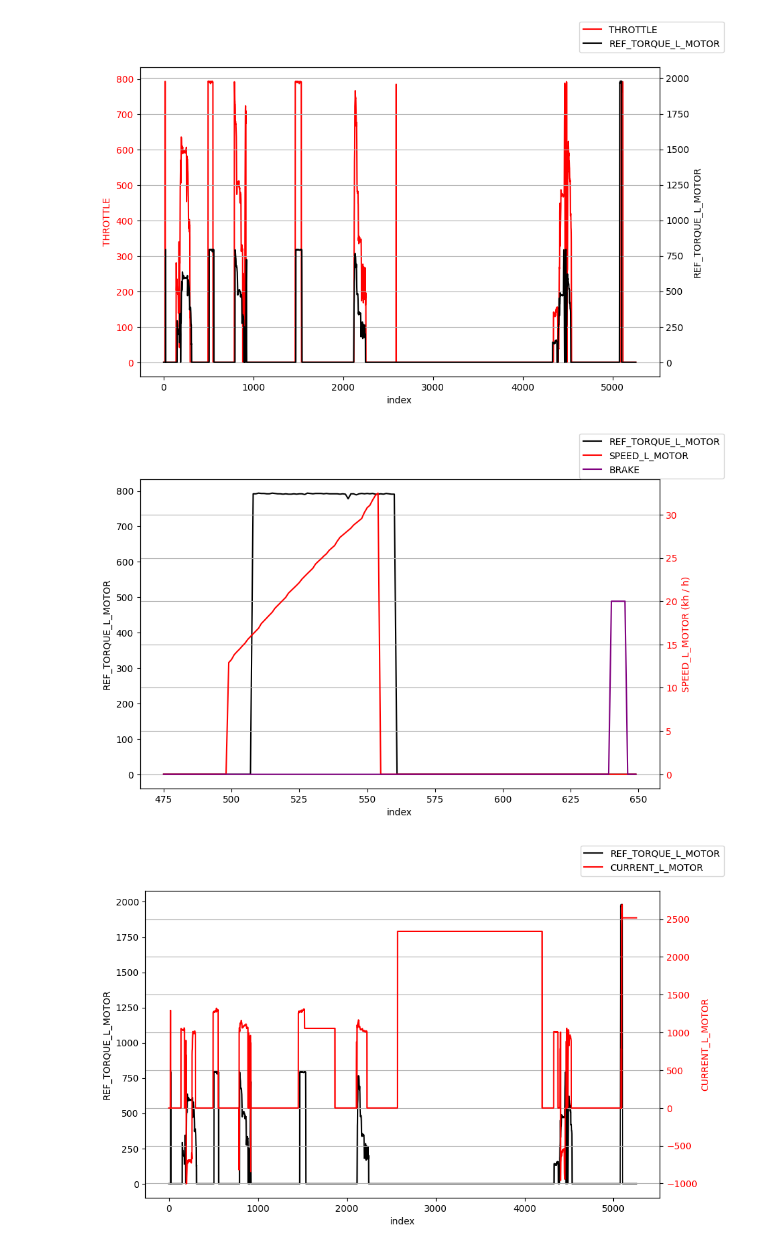
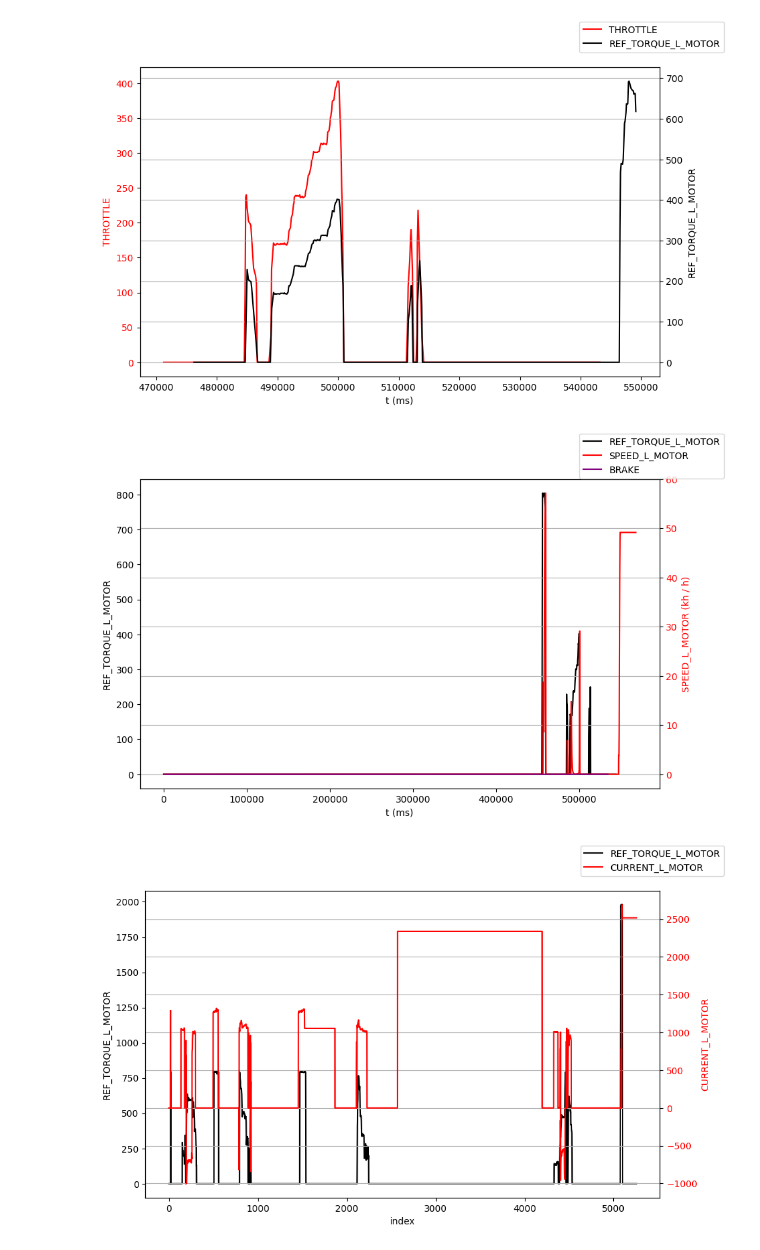
Before and after one commit to Tesla-UFMG/Data-Analysis, a Jupyter notebook: telemetry_25_10.ipynb, the cells around one changed output. Cells and saved outputs as stored; diff of their text form; code cells hidden in the pictures.

```diff
--- a/telemetry_25_10.ipynb
+++ b/telemetry_25_10.ipynb
@@ -42,42 +97,42 @@ eletrobuild_temperature = pd.read_csv(f'{dataset_path}/261_ELETROBUILD_TEMPERATU
 # %%
 # plota dados raw
-plot_range = range(min(len(motion_state['index']), len(torque_ctrl['index'])))
-# plot_range = range(3700, 4200)
+plot_range = range(min(len(motion_state['t']), len(torque_ctrl['t'])))
+plot_range = range(3500, 4000)
 
 # Create the first axis
 fig, ax1 = plt.subplots(figsize=(10, 6))
 
 # Plot first line on the left y-axis
-ax1.plot(motion_state['index'][plot_range], motion_state['THROTTLE'][plot_range], label='THROTTLE', color='red')
-ax1.set_xlabel('index')
+ax1.plot(motion_state['t'][plot_range], motion_state['THROTTLE'][plot_range], label='THROTTLE', color='red')
+ax1.set_xlabel('t (ms)')
 ax1.set_ylabel('THROTTLE', color='red')
 ax1.tick_params(axis='y', labelcolor='red')
 
 # Create a second y-axis sharing the same x-axis
 ax2 = ax1.twinx()
 
 # Plot second line on the right y-axis
-ax2.plot(torque_ctrl['index'][plot_range], torque_ctrl['REF_TORQUE_L_MOTOR'][plot_range], label='REF_TORQUE_L_MOTOR', color='black')
+ax2.plot(torque_ctrl['t'][plot_range], torque_ctrl['REF_TORQUE_L_MOTOR'][plot_range], label='REF_TORQUE_L_MOTOR', color='black')
 ax2.set_ylabel('REF_TORQUE_L_MOTOR', color='black')
 ax2.tick_params(axis='y', labelcolor='black')
 
 # Optional: align legends
 fig.legend(loc='upper right')
 plt.grid(True)
 plt.show()
 # %% [output]
-[figure, old version]
+[figure, new version]
 # %%
 # plota dados raw
-# plot_range = range(min(len(left_motor_info_1['index']), len(torque_ctrl['index']), len(motion_state['index'])))
-plot_range = range(475, 650)
+plot_range = range(min(len(left_motor_info_1['index']), len(torque_ctrl['index']), len(motion_state['index'])))
+# plot_range = range(475, 650)
 
 # Create the first axis
 fig, ax1 = plt.subplots(figsize=(10, 6))
 
 # Plot first line on the left y-axis
-ax1.plot(torque_ctrl['index'][plot_range], torque_ctrl['REF_TORQUE_L_MOTOR'][plot_range], label='REF_TORQUE_L_MOTOR', color='black')
-ax1.set_xlabel('index')
+ax1.plot(torque_ctrl['t'][plot_range], torque_ctrl['REF_TORQUE_L_MOTOR'][plot_range], label='REF_TORQUE_L_MOTOR', color='black')
+ax1.set_xlabel('t (ms)')
 ax1.set_ylabel('REF_TORQUE_L_MOTOR', color='black')
 ax1.tick_params(axis='y', labelcolor='black')
 
@@ -86,12 +141,12 @@ ax2 = ax1.twinx()
 
 # Plot second line on the right y-axis
 ax2.plot(
-    left_motor_info_1['index'][plot_range],
+    left_motor_info_1['t'][plot_range],
     left_motor_info_1['SPEED_L_MOTOR'][plot_range] / TRANSMISSION_RATIO * WHEEL_RADIUS * 2 * PI / 60 * MS_TO_KPH,
     label='SPEED_L_MOTOR',
     color='red'
 )
-ax2.plot(motion_state['index'][plot_range], motion_state['BRAKE'][plot_range] * 20, label='BRAKE', color='purple')
+ax2.plot(motion_state['t'][plot_range], motion_state['BRAKE'][plot_range] * 20, label='BRAKE', color='purple')
 ax2.set_ylabel('SPEED_L_MOTOR (kh / h)', color='red')
 ax2.tick_params(axis='y', labelcolor='red')
 
@@ -100,7 +155,7 @@ fig.legend(loc='upper right')
 plt.grid(True)
 plt.show()
 # %% [output]
-[figure, old version]
+[figure, new version]
 # %%
 # plota dados raw
 plot_range = range(min(len(left_motor_info_1['index']), len(torque_ctrl['index'])))
```
Also changed, not shown: parts of 9 cells of this notebook, 54 other files.
